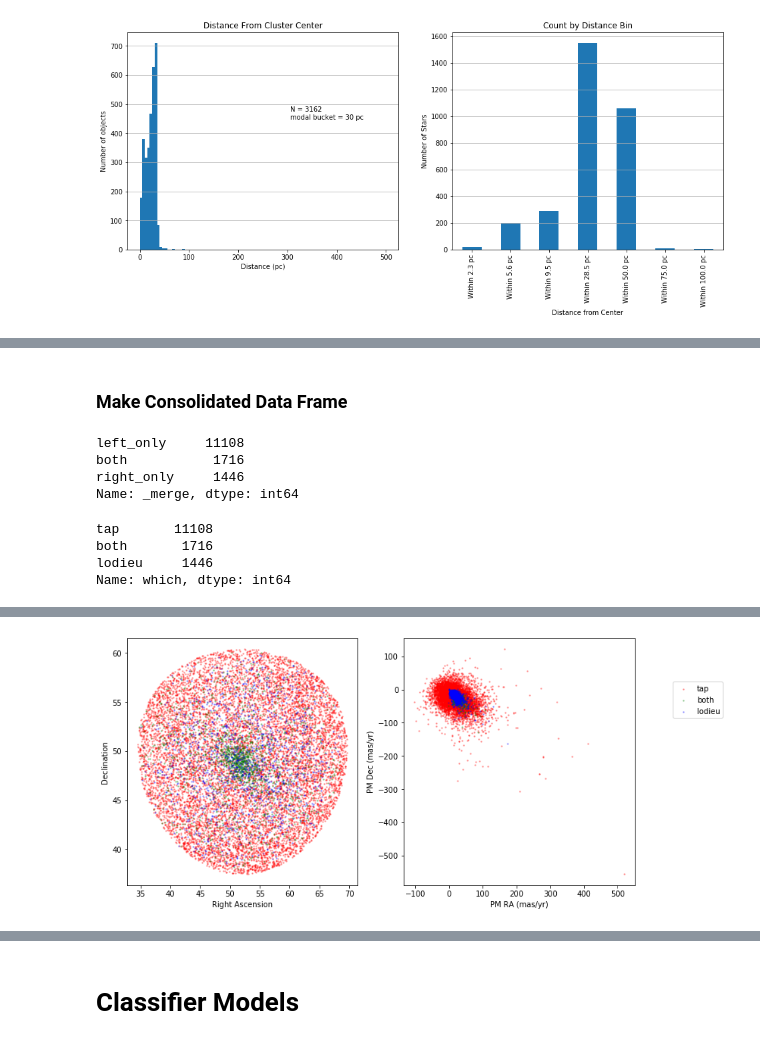
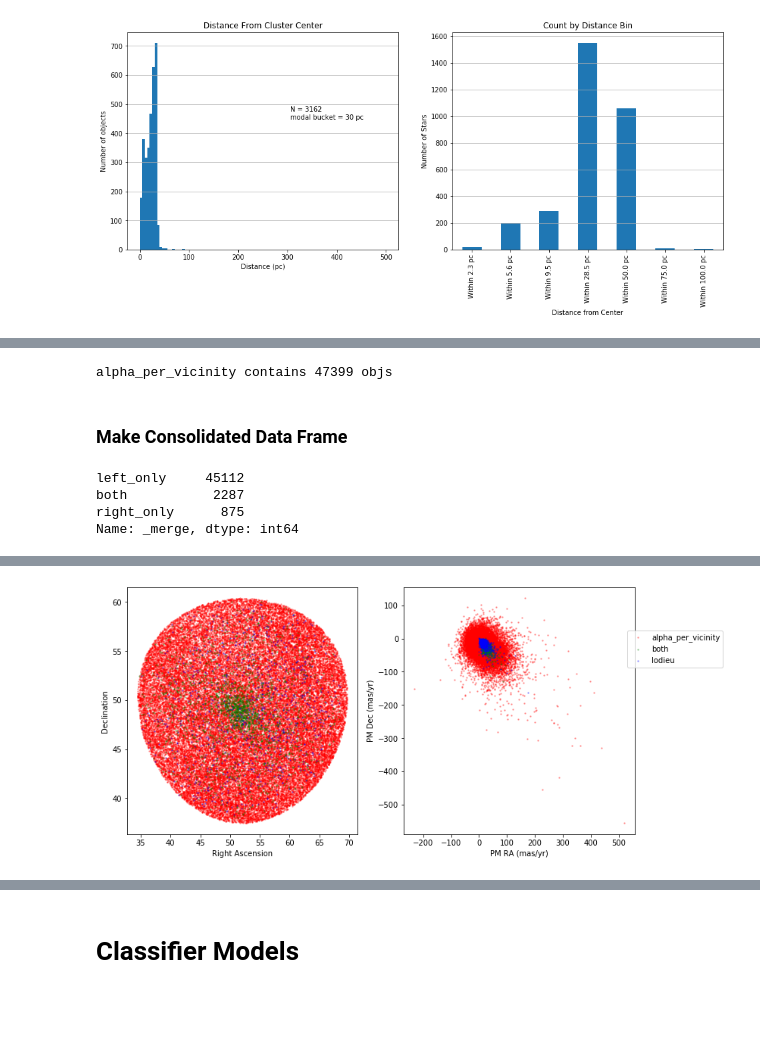
Before and after one commit to kevinmcmanus/cas-tau, a Jupyter notebook: cas-tau.ipynb, the cells around one changed output, grey strips where cells are left out. Cells and saved outputs as stored; diff of their text form; code cells hidden in the pictures; blank space fills up the shorter version.

Commit message:
more fieldstars

```diff
--- a/cas-tau.ipynb
+++ b/cas-tau.ipynb
@@ -58,4 +58,4 @@ colmapper= {'source_id':'SourceCP', 'ra':'RAdeg', 'dec':'DEdeg','parallax':'Plx'
             'phot_g_mean_mag':'Gmag', 'phot_bp_mean_mag':'BPmag', 'phot_rp_mean_mag':'RPmag','r_est':'rest'}
 # %%
 from fieldstars import from_pandas
-alpha_per=from_pandas(alpha_per_lodieu.objs, colmapper, name='alpha_per')
+alpha_per=from_pandas(alpha_per_lodieu.objs, colmapper, name='lodieu')
@@ -246,2 +156,12 @@ WHERE
+# %%
+from fieldstars import from_pickle
+import os
+
+v_name = 'alpha_per_vicinity'
+v_path = os.path.join('./data',v_name+'.pkl')
+alpha_per_vicinity = from_pickle(v_path)
+print(f'{alpha_per_vicinity.name} contains {len(alpha_per_vicinity.objs)} objs')
+# %% [output]
+alpha_per_vicinity contains 47399 objs
 # %% [markdown]
 ### Make Consolidated Data Frame
@@ -250,22 +168,10 @@ consol_df = alpha_per_fs.objs.merge(alpha_per.objs,left_index=True, right_index=
+# %%
+consol_fs = alpha_per_vicinity.merge(alpha_per)
 # %%
-consol_df._merge.value_counts()
+consol_fs.objs._merge.value_counts()
 # %% [output]
-left_only     11108
-both           1716
-right_only     1446
+left_only     45112
+both           2287
+right_only      875
 Name: _merge, dtype: int64
-# %%
-mycols = alpha_per.objs.columns
-consol_df['which'] = consol_df._merge.apply(lambda s: 'lodieu' if s == 'right_only' else 'tap' if s == 'left_only' else 'both')
-for c in mycols:
-  consol_df[c]=np.where(np.isnan(consol_df[c+'_x']), consol_df[c+'_y'], consol_df[c+'_x'])
-
-consol_df.drop(columns = [s+'_x' for s in mycols]+[s+'_y' for s in mycols], inplace=True)
-# %%
-consol_df.which.value_counts()
-# %% [output]
-tap       11108
-both       1716
-lodieu     1446
-Name: which, dtype: int64
 # %%
@@ -281,19 +187,19 @@ consol_df.query('which == \'lodieu\'').head()
 # %%
 fig, ax = plt.subplots(1, 2, figsize=(12, 6))
 
-for s,c in zip(['tap','both','lodieu',],['red','green','blue']):
-  pdf = consol_df.query('which == @s')
+for s,c in zip(['alpha_per_vicinity','both','lodieu',],['red','green','blue']):
+  pdf = consol_fs.objs.query('which == @s')
   ax[0].scatter(pdf.ra, pdf.dec, color=c, label=s, s=2, alpha=0.3)
 #ax[0].legend(loc='center right', bbox_to_anchor=(1.4, 0.75))
 ax[0].set_xlabel('Right Ascension')
 _=ax[0].set_ylabel('Declination')
 
-for s,c in zip(['tap','both','lodieu'],['red','green','blue']):
-  pdf = consol_df.query('which == @s')
+for s,c in zip(['alpha_per_vicinity','both','lodieu',],['red','green','blue']):
+  pdf = consol_fs.objs.query('which == @s')
   ax[1].scatter(pdf.pmra, pdf.pmdec, color=c, label=s, s=2, alpha=0.3)
 ax[1].legend(loc='center right', bbox_to_anchor=(1.4, 0.75))
 ax[1].set_xlabel('PM RA (mas/yr)')
 _=ax[1].set_ylabel('PM Dec (mas/yr)')
 # %% [output]
-[figure, old version]
+[figure, new version]
 # %%
```
Also changed, not shown: parts of 61 cells of this notebook, 2 other files.
